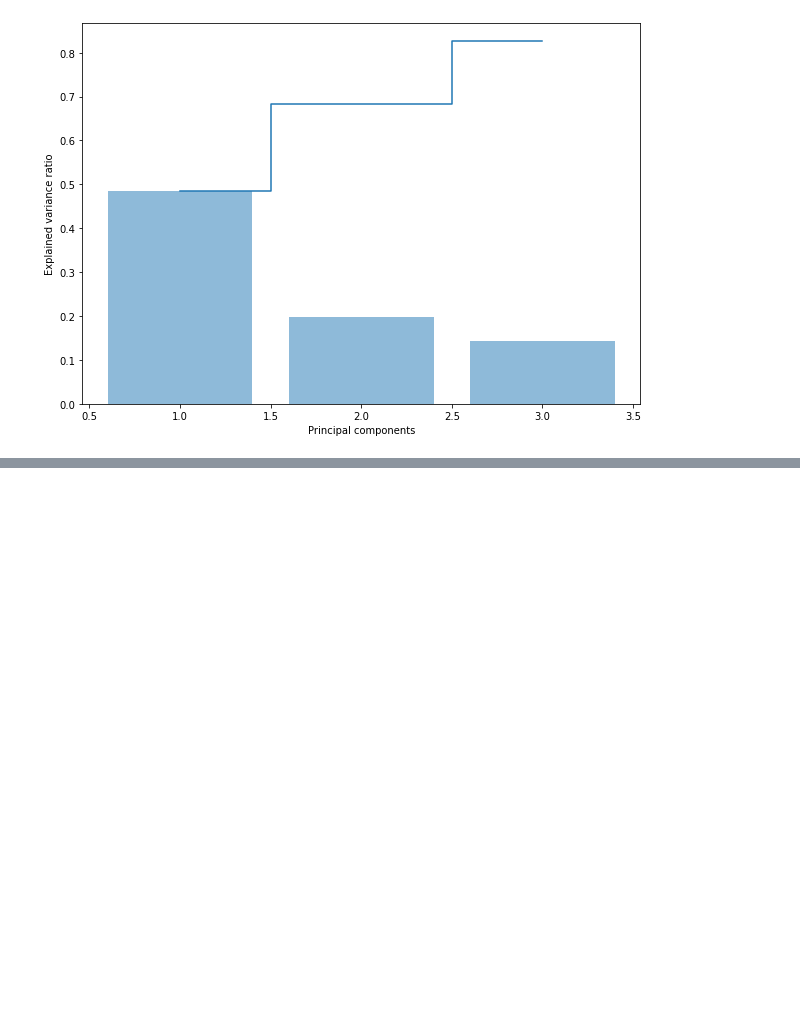
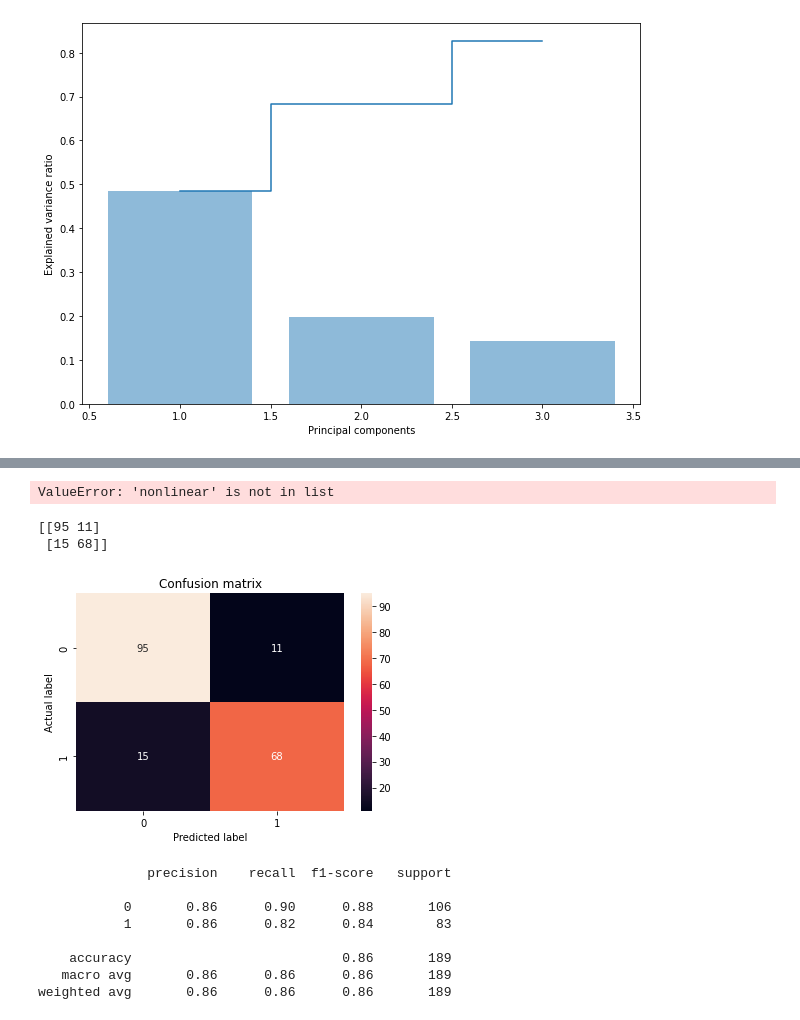
Before and after one commit to TheScorpoi/faa-mammographic, a Jupyter notebook: src/main.ipynb, the cells around one changed output, grey strips where cells are left out. Saved outputs shown, nothing was run; the diff lists cells and outputs as text; code cells hidden in the pictures; blank space fills up the shorter version.

Commit message:
neural network

```diff
--- a/src/main.ipynb
+++ b/src/main.ipynb
@@ -222,0 +240,44 @@ plt.show()
+# %%
+svc = svm.SVC(kernel='nonlinear', C=1, gamma='auto')
+svc = svc.fit(X_train, y_train)
+y_pred = svc.predict(X_test)
+
+frp, tpr, thresholds = roc_curve(y_test, y_pred)
+plt.plot(fpr, tpr, color='orange', label='ROC (AUC = %0.2f)' % auc(fpr, tpr))
+plt.plot([0, 1], [0, 1], color='darkblue', linestyle='--')
+plt.xlabel('False Positive Rate')
+plt.ylabel('True Positive Rate')
+plt.title('Receiver Operating Characteristic (ROC) Curve')
+plt.legend()
+plt.show()
+# %% [output]
+ValueError: 'nonlinear' is not in list
+# %%
+from sklearn.neural_network import MLPClassifier
+
+classifier = MLPClassifier(max_iter=5000)
+classifier.fit(X_train, y_train)
+y_pred = classifier.predict(X_test)
+
+cm = confusion_matrix(y_test, y_pred)
+print(cm)
+
+sns.heatmap(cm, annot=True, fmt='d')
+plt.title('Confusion matrix')
+plt.ylabel('Actual label')
+plt.xlabel('Predicted label')
+plt.show()
+
+print(classification_report(y_test, y_pred))
+# %% [output]
+[[95 11]
+ [15 68]]
+[figure, added]
+              precision    recall  f1-score   support
+
+           0       0.86      0.90      0.88       106
+           1       0.86      0.82      0.84        83
+
+    accuracy                           0.86       189
+   macro avg       0.86      0.86      0.86       189
+weighted avg       0.86      0.86      0.86       189
```
Also changed, not shown: parts of 5 cells of this notebook.
